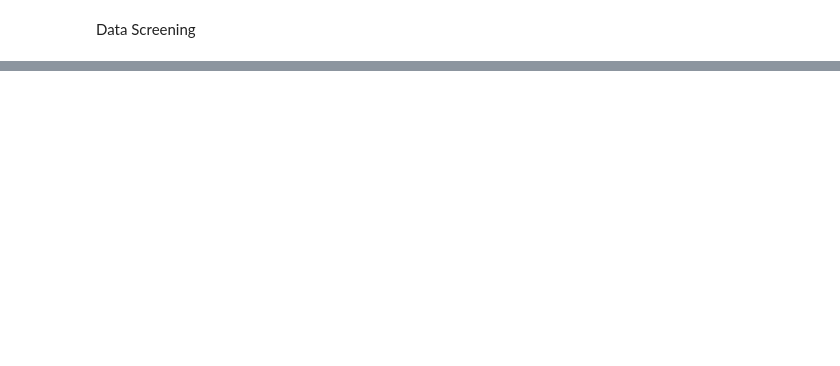
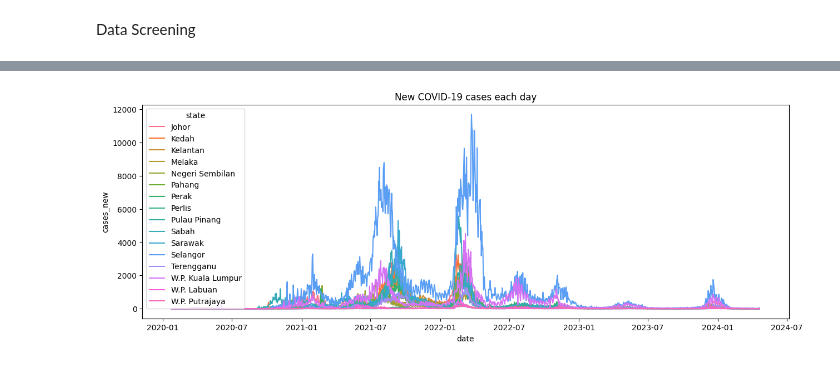
Before and after one commit to MarcusO17/5011-cem-ml, a Jupyter notebook: notebooks/states_EDA.ipynb, the cells around one changed output, grey strips where cells are left out. Drawn from its saved outputs; the diff is of its cells as text; code cells hidden in the pictures; blank space fills up the shorter version.

```diff
--- a/notebooks/states_EDA.ipynb
+++ b/notebooks/states_EDA.ipynb
@@ -537,4 +540,12 @@ Index(['date', 'state', 'cases_new', 'cases_import', 'cases_recovered',
       dtype='object')
+# %%
+#cases_recovered
+plt.figure(figsize=(15,5))
+plt.title('New COVID-19 cases each day')
+sns.lineplot(x=df['date'], y=df['cases_new'],hue=df['state'])
+plt.show()
+# %% [output]
+[figure, added]
 # %%
 g= sns.FacetGrid(data=df,col='state',hue='state',col_wrap=4,height=4)
 g.map(sns.lineplot,'date','cases_new')
```
Also changed, not shown: parts of 15 cells of this notebook.
